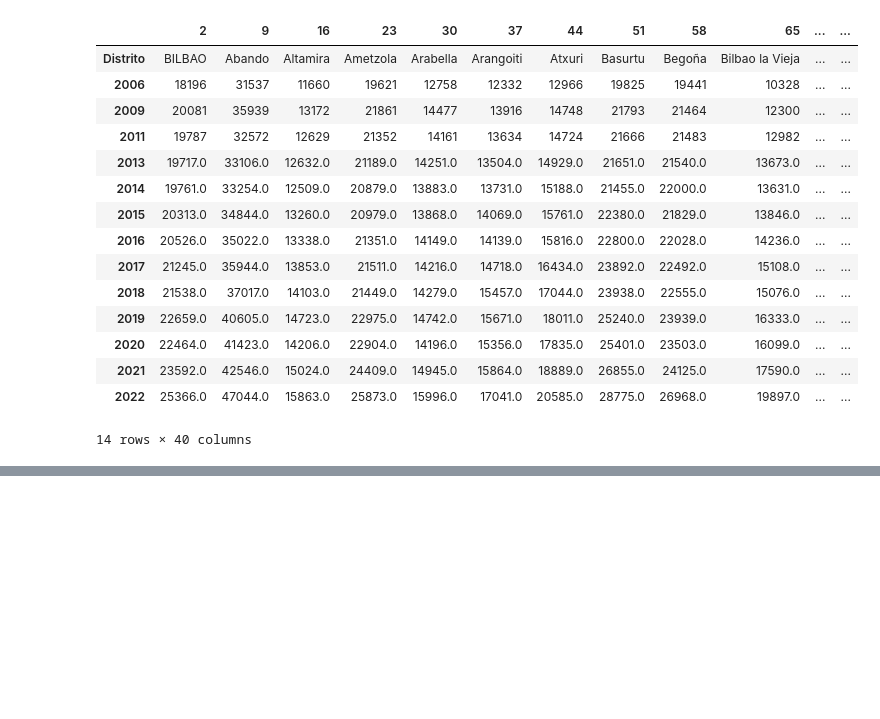
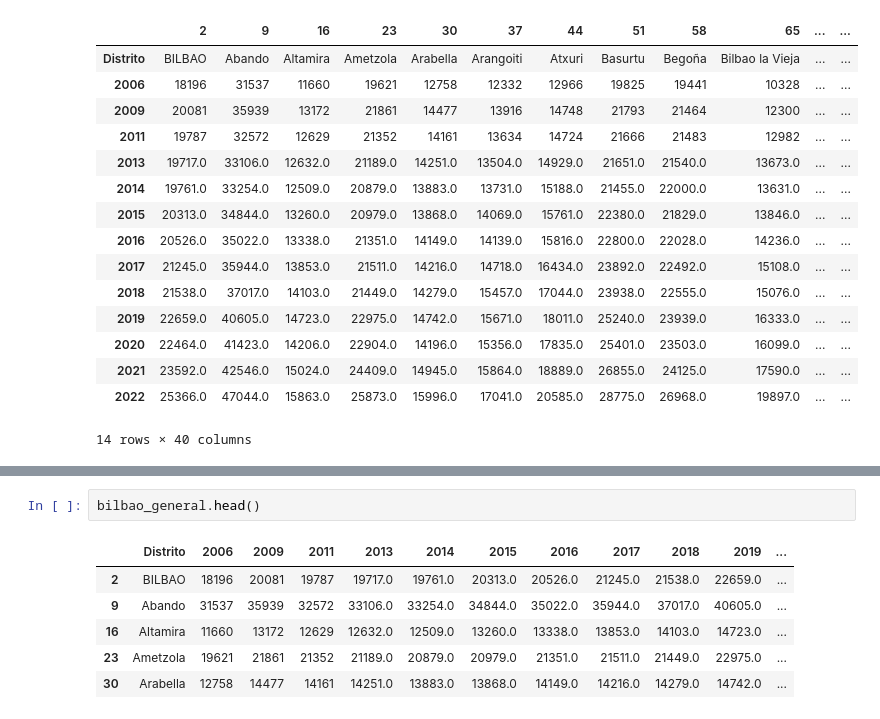
Before and after one commit to PacoFletcher/EDA, a Jupyter notebook: Rentas distritos Bilbao.ipynb, the cells around one changed output, grey strips where cells are left out. Cells and saved outputs as stored; diff of their text form; blank space fills up the shorter version.

```diff
--- a/Rentas distritos Bilbao.ipynb
+++ b/Rentas distritos Bilbao.ipynb
@@ -392,0 +415,9 @@ bilbao_general.T
+# %%
+bilbao_general.head()
+# %% [output]
+|  | Distrito | 2006 | 2009 | 2011 | 2013 | 2014 | 2015 | 2016 | 2017 | 2018 | 2019 | ... |
+| 2 | BILBAO | 18196 | 20081 | 19787 | 19717.0 | 19761.0 | 20313.0 | 20526.0 | 21245.0 | 21538.0 | 22659.0 | ... |
+| 9 | Abando | 31537 | 35939 | 32572 | 33106.0 | 33254.0 | 34844.0 | 35022.0 | 35944.0 | 37017.0 | 40605.0 | ... |
+| 16 | Altamira | 11660 | 13172 | 12629 | 12632.0 | 12509.0 | 13260.0 | 13338.0 | 13853.0 | 14103.0 | 14723.0 | ... |
+| 23 | Ametzola | 19621 | 21861 | 21352 | 21189.0 | 20879.0 | 20979.0 | 21351.0 | 21511.0 | 21449.0 | 22975.0 | ... |
+| 30 | Arabella | 12758 | 14477 | 14161 | 14251.0 | 13883.0 | 13868.0 | 14149.0 | 14216.0 | 14279.0 | 14742.0 | ... |
```
Also changed, not shown: parts of 8 cells of this notebook, 2 other files.
